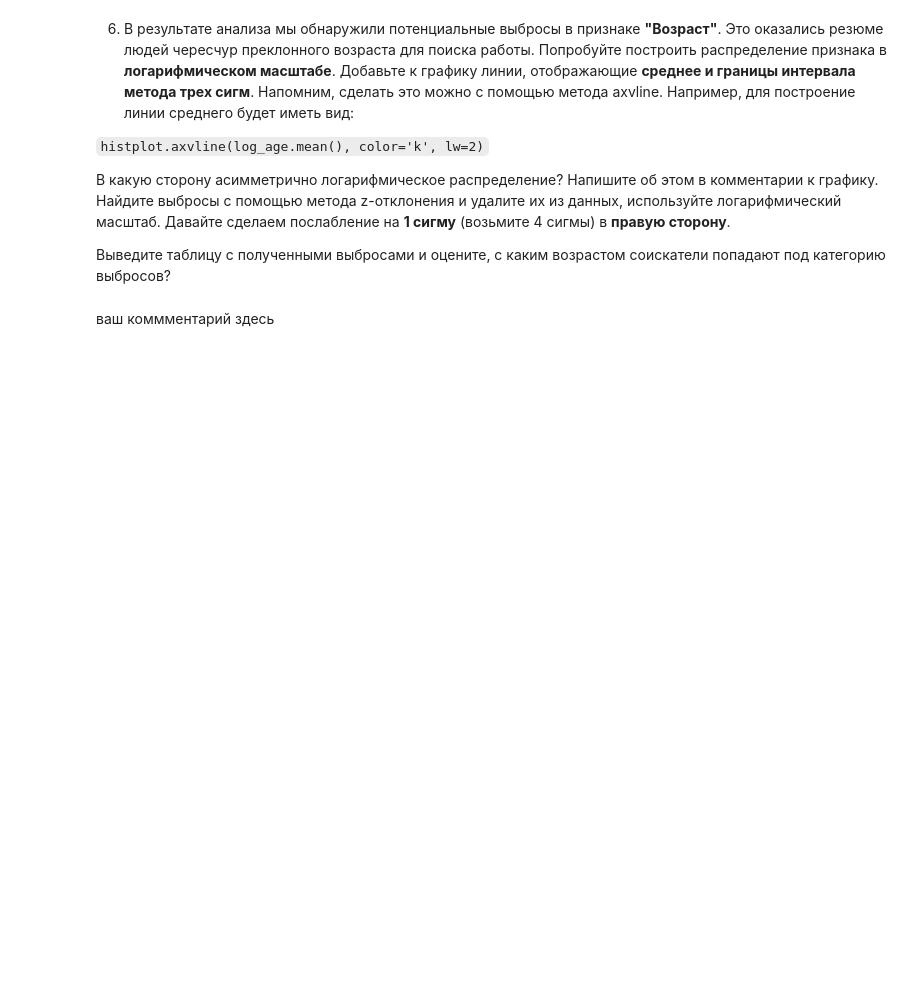
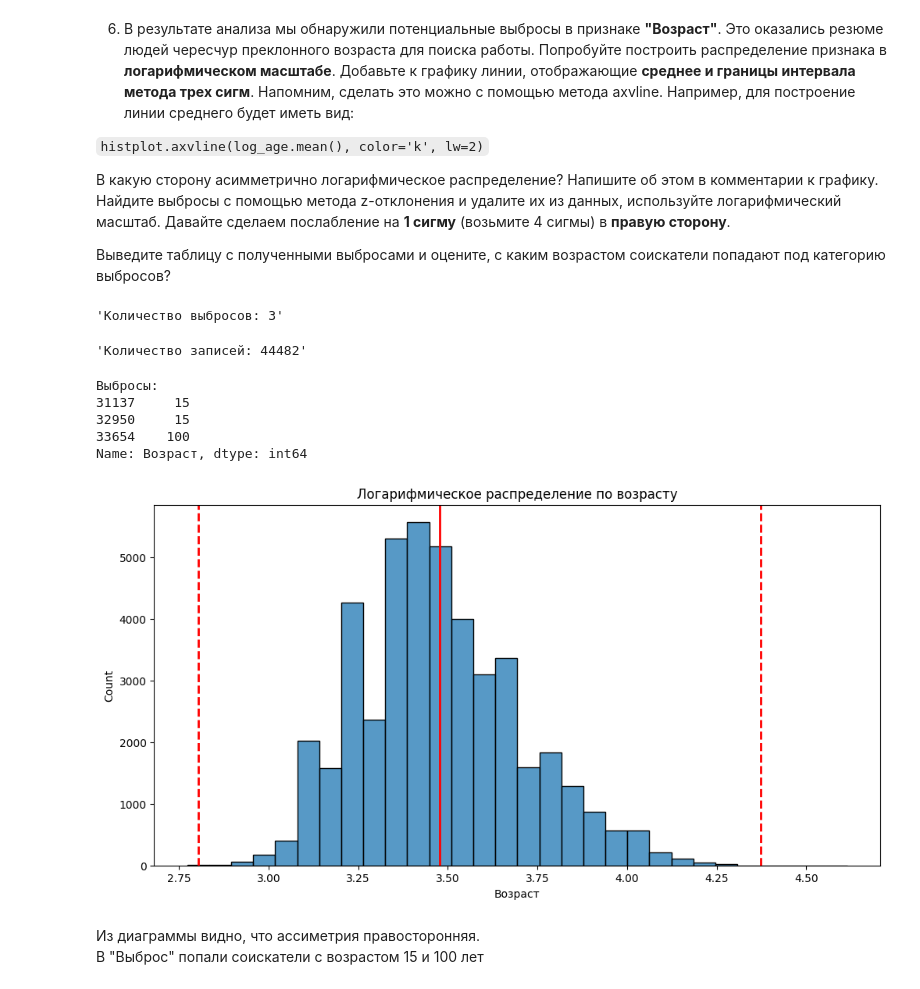
Before and after one commit to DmitriySky47/sf_data_science, a Jupyter notebook: project_1/Project_1_Анализ_вакансий_HH.ipynb, the cells around one changed output. Saved outputs shown, nothing was run; the diff lists cells and outputs as text; code cells hidden in the pictures; blank space fills up the shorter version.

```diff
--- a/project_1/Project_1_Анализ_вакансий_HH.ipynb
+++ b/project_1/Project_1_Анализ_вакансий_HH.ipynb
@@ -802,10 +805,2 @@ display(f'Количество дубликатов - {hh_df_dup[dupl].shape[0]}
 # %% [output]
 'Количество дубликатов - 161'
-# %%
-#Удаление дубликатов
-hh_df_dup.drop_duplicates(inplace=True)
-dupl = hh_df_dup.duplicated()
-
-# проверка
-hh_df_dup[dupl].shape[0]
-hh_df_dup.info()
@@ -846,4 +845,8 @@ display(f"Cреднее значение в столбце «Опыт работ
 # %% [markdown]
 4. Мы добрались до ликвидации выбросов. Сначала очистим данные вручную. Удалите резюме, в которых указана заработная плата либо выше 1 млн. рублей, либо ниже 1 тыс. рублей.
 # %%
-# ваш код здесь
+# Производим фильтрацию и затем удаляем ненужные данные
+
+hh_df_cls = hh_df_dup[(hh_df_dup['ЗП (руб)'] > 1000000) | (hh_df_dup['ЗП (руб)'] < 1000)]
+display(f"Число выбросов:{hh_df_cls.shape[0]}")
+hh_df_dup = hh_df_dup.drop(hh_df_cls.index)
@@ -850,4 +855,7 @@ display(f"Cреднее значение в столбце «Опыт работ
 # %% [markdown]
 5. В процессе разведывательного анализа мы обнаружили резюме, в которых **опыт работы в годах превышал возраст соискателя**. Найдите такие резюме и удалите их из данных
 # %%
-# ваш код здесь
+# Ставим условие Опыт работы (перевести в годы) больше или равно Возрасту
+temp_df = hh_df_dup[hh_df_dup['Опыт работы (месяц)']/12 >= hh_df_dup['Возраст']]
+display(f"Число выбросов:{temp_df.shape[0]}")
+hh_df_dup = hh_df_dup.drop(temp_df.index)
@@ -861,6 +871,59 @@ display(f"Cреднее значение в столбце «Опыт работ
 
 Выведите таблицу с полученными выбросами и оцените, с каким возрастом соискатели попадают под категорию выбросов?
 # %%
-# ваш код здесь
+# Метод трех сигм
+
+fig, ax = plt.subplots(1, 1, figsize=(12, 6))
+log_age = np.log(hh_df_dup['Возраст'] + 1)
+histplot = sns.histplot(log_age, bins=30)
+histplot.axvline(log_age.mean(), color='r', lw=2)
+histplot.axvline(log_age.mean()+ 4 * log_age.std(), color='r', ls='--', lw=2)
+histplot.axvline(log_age.mean()- 3 * log_age.std(), color='r', ls='--', lw=2)
+histplot.set_title('Логарифмическое распределение по возрасту');
+
+# Создадим функцию для поиска выбросов методом трех сигм
+def outliers_z_score_mod(data, feature, log_scale=False, left = 3, right = 3):
+    """_summary_
+
+    Args:
+        data ([pd.DataFrame]): Сет с данными
+        feature ([int, float]): Признак из сета
+        log_scale (bool, optional): Индикатор логарифмического масштаба (по-умолчанию False)
+        left (int, optional): Поправочный коэффициент стандартное отклонение влево
+        right (int, optional): Поправочный коэффициент стандартное отклонение вправо
+
+    Returns:
+        (pd.DataFrame): Возвращает очищенный сет
+    """
+
+
+    if log_scale:
+        x = np.log(data[feature]+1)
+    else:
+        x = data[feature]
+    mu = x.mean()
+    sigma = x.std()
+    lower_bound = mu - sigma * left
+    upper_bound = mu + sigma * right
+    outliers = data[(x < lower_bound) | (x > upper_bound)]
+    cleaned = data[(x > lower_bound) & (x < upper_bound)]
+    return outliers, cleaned
+
+outliers, cleaned = outliers_z_score_mod(hh_df_dup, 'Возраст', left=3, right=4, log_scale=True)
+display(f"Количество выбросов: {outliers.shape[0]}")
+display(f"Количество записей: {cleaned.shape[0]}")
+print(f"Выбросы:\n{outliers['Возраст']}")
+
+hh_df_clear=cleaned
+# %% [output]
+'Количество выбросов: 3'
+'Количество записей: 44482'
+Выбросы:
+31137     15
+32950     15
+33654    100
+Name: Возраст, dtype: int64
+[figure, added]
 # %% [markdown]
-ваш коммментарий здесь
+Из диаграммы видно, что ассиметрия правосторонняя.
+<br>В "Выброс" попали соискатели с возрастом 15 и 100 лет
```
Also changed, not shown: parts of 7 cells of this notebook.
